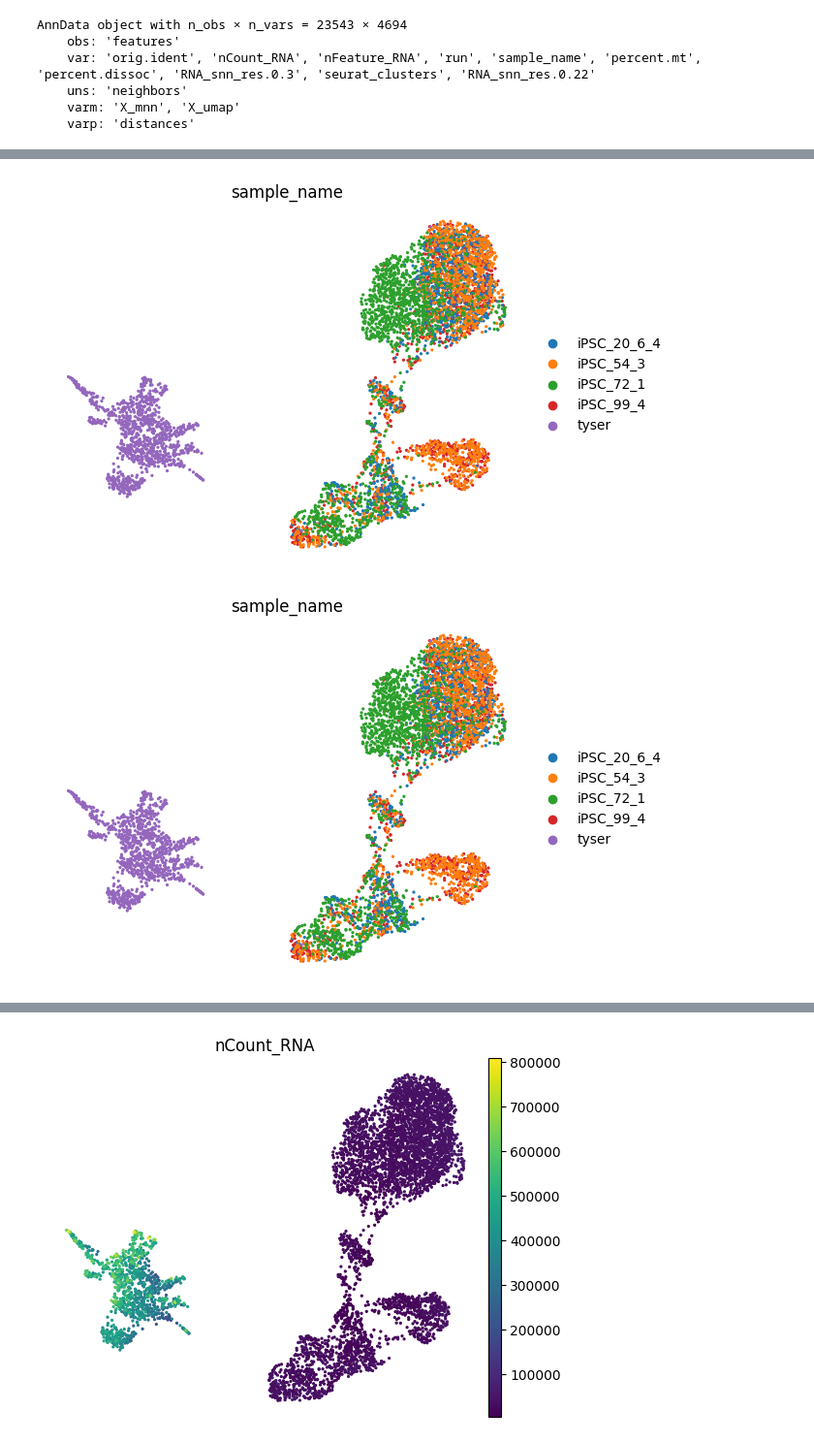
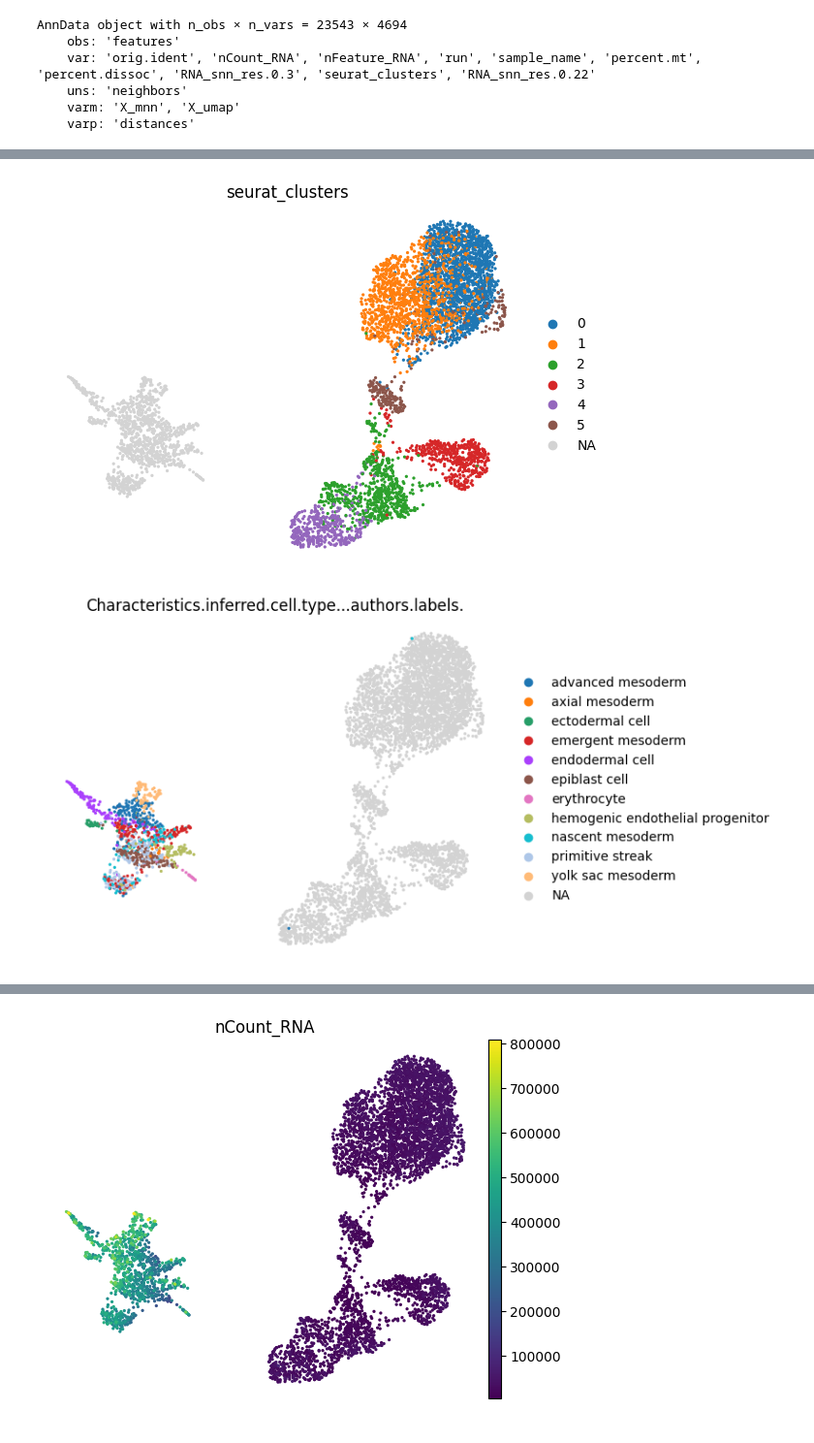
Before and after one commit to Luneesh/in-house, a Jupyter notebook: read_hyps_tyser.ipynb, the cells around one changed output, grey strips where cells are left out. Shown at 97% size. Saved outputs shown, nothing was run; the diff lists cells and outputs as text; code cells hidden in the pictures.

```diff
--- a/read_hyps_tyser.ipynb
+++ b/read_hyps_tyser.ipynb
@@ -39,12 +45,12 @@ sc.pp.neighbors(inner_merge)
 sc.tl.umap(raw_merge)
 sc.tl.umap(inner_merge)
 # %%
-sc.pl.umap(raw_merge, color='sample_name',
+sc.pl.umap(raw_merge, color='seurat_clusters',
            legend_fontsize='medium', size=22, frameon=False)
 # %% [output]
-[figure, old version]
+[figure, new version]
 # %%
-sc.pl.umap(inner_merge, color='sample_name',
+sc.pl.umap(raw_merge, color='Characteristics.inferred.cell.type...authors.labels.',
            legend_fontsize='medium', size=22, frameon=False)
 # %% [output]
-[figure, old version]
+[figure, new version]
```
Also changed, not shown: parts of 6 cells of this notebook, 5 other files.
